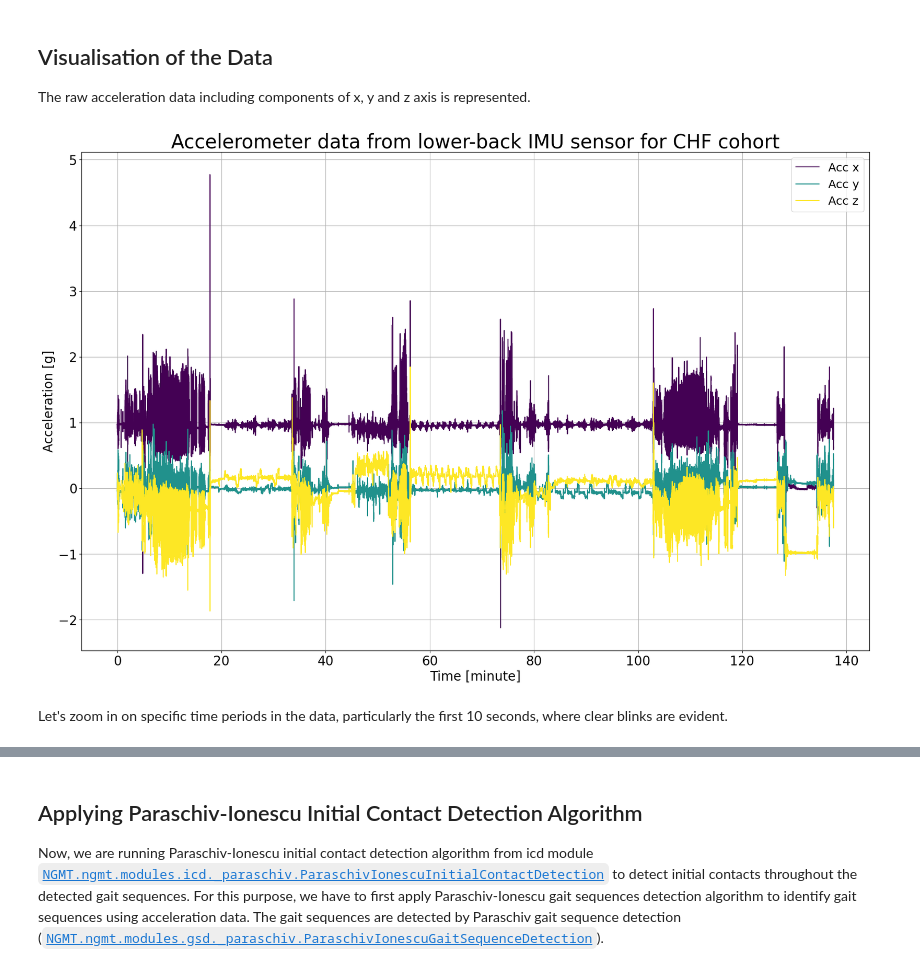
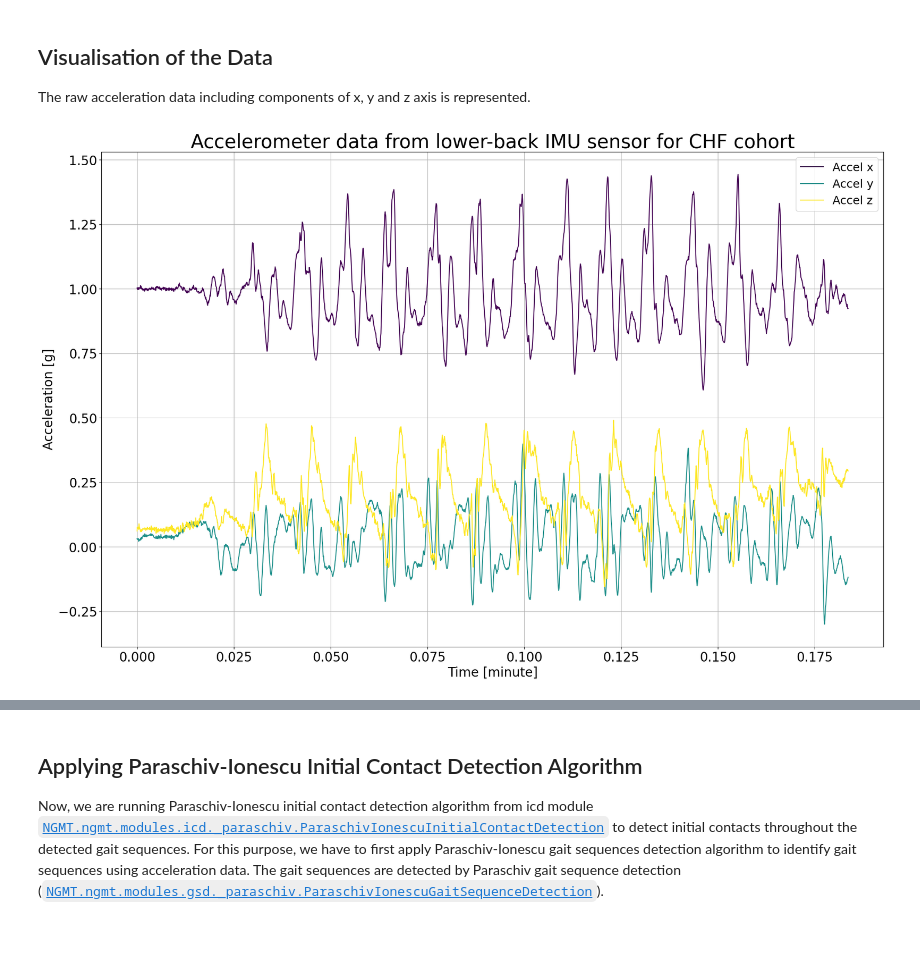
Before and after one commit to neurogeriatricskiel/KielMAT, a Jupyter notebook: examples/modules_02_icd_keepControl.ipynb, the cells around one changed output, grey strips where cells are left out. Saved outputs shown, nothing was run; the diff lists cells and outputs as text; code cells hidden in the pictures; blank space fills up the shorter version.

Commit message:
[FIX] example with load KeepControl data from OpenNeuro

```diff
--- a/examples/modules_02_icd_keepControl.ipynb
+++ b/examples/modules_02_icd_keepControl.ipynb
@@ -43,5 +43,5 @@ The participant was assessed for 2.5 hours in the real-world while doing differe
 #### Refertences
 
 .. [`3`] Mazzà, Claudia, et al. "Technical validation of real-world monitoring of gait: a multicentric observational study." BMJ open 11.12 (2021): e050785. http://dx.doi.org/10.1136/bmjopen-2021-050785
-# %%
-keepcontrol.load_recording()
+# %%
+recording = keepcontrol.load_recording(tracking_systems="imu", tracked_points="pelvis")
@@ -64,3 +53,10 @@ sampling_frequency = recording.channels[tracking_sys][
+# %%
+# find the channel with acceleration data
+chns_oi = [ch for ch in recording.channels["imu"]["name"] if "accel" in ch]
+acceleration_data = recording.data["imu"][chns_oi]
+
+# set the sampling frequency
+sampling_frequency = float(recording.channels["imu"]["sampling_frequency"].unique()[0])
 # %% [markdown]
 ## Visualisation of the Data
 The raw acceleration data including components of x, y and z axis is represented.
@@ -75,36 +71,35 @@ plt.figure(figsize=(22, 14))
 # Get colors for raw
 colors = cfg_colors["raw"]
 
 # A loop is used to plot data for each accelerometer axis, applying different colors from the color map.
 for i in range(3):
     plt.plot(
         time_in_minute,
-        acceleration_data[f"LowerBack_ACCEL_{chr(120 + i)}"],
-        color=colors[i],
-        label=f"Acc {'xyz'[i]}",
+        acceleration_data.iloc[:,i],
+        color = colors[i],
+        label=f"Accel {'xyz'[i]}",
+
     )
 
 # Add labels and legends
 plt.xlabel("Time [minute]", fontsize=20)
 plt.ylabel("Acceleration [g]", fontsize=20)
 plt.legend(fontsize=18)
 
 # Add a title with a specified font size
 plt.title(
     "Accelerometer data from lower-back IMU sensor for CHF cohort",
     fontsize=30,
 )
 
 # Customize tick font sizes
 plt.xticks(fontsize=20)
 plt.yticks(fontsize=20)
 
 # Display a grid for reference
 plt.grid(visible=None, which="both", axis="both")
 
 # Show the plot
 plt.show()
 # %% [output]
-[figure, old version]
+[figure, new version]
-# %% [markdown]
-Let's zoom in on specific time periods in the data, particularly the first 10 seconds, where clear blinks are evident.
```
Also changed, not shown: parts of 6 cells of this notebook, 1 other file.
